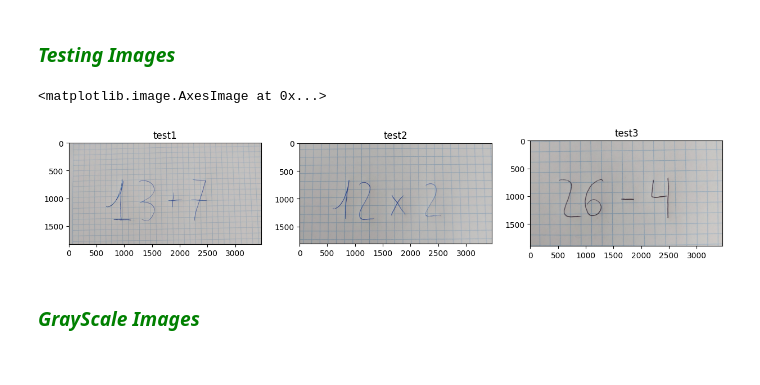
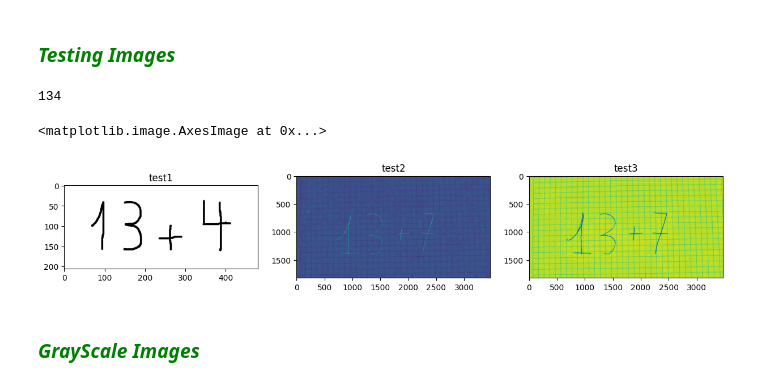
Before and after one commit to adriantd3/VisionMath, a Jupyter notebook: Code/Testing.ipynb, the cells around one changed output. Cells and saved outputs as stored; diff of their text form; code cells hidden in the pictures.

```diff
--- a/Code/Testing.ipynb
+++ b/Code/Testing.ipynb
@@ -8,6 +8,8 @@ import matplotlib.pyplot as plt
 import matplotlib
 import scipy.stats as stats
 from ipywidgets import interact, fixed, widgets
+import pytesseract as pts
+pts.pytesseract.tesseract_cmd = r'C:\Users\adrid\Desktop\Programas\VC\VCEnvironment\tesseract'
 matplotlib.rcParams['figure.figsize'] = (15.0, 10.0)
 images_path = '../images/'
 # %% [markdown]
@@ -15,26 +17,33 @@ images_path = '../images/'
 # %%
 image_1 = cv2.imread(images_path + "test1.jpg",-1)
 image_2 = cv2.imread(images_path + "test2.jpg",-1)
 image_3 = cv2.imread(images_path + "test3.jpg",-1)
 
+imagePrueba = cv2.imread(images_path + "prueba.png")
+
+print(pts.image_to_string(imagePrueba))
+
 image_1 = cv2.cvtColor(image_1,cv2.COLOR_BGR2RGB)
 image_2 = cv2.cvtColor(image_2,cv2.COLOR_BGR2RGB)
 image_3 = cv2.cvtColor(image_3,cv2.COLOR_BGR2RGB)
 
+hsv = cv2.cvtColor(image_1, cv2.COLOR_RGB2LAB)
+
 plt.subplot(1,3,1)
 plt.title("test1")
-plt.imshow(image_1)
+plt.imshow(imagePrueba)
 
 plt.subplot(132)
 plt.title("test2")
-plt.imshow(image_2)
+plt.imshow(hsv[:,:,1])
 
 plt.subplot(133)
 plt.title("test3")
-plt.imshow(image_3)
+plt.imshow(hsv[:,:,2])
 # %% [output]
-<matplotlib.image.AxesImage at 0x...>
+134
+<matplotlib.image.AxesImage at 0x...>
-[figure, old version]
+[figure, new version]
 # %% [markdown]
 ### **<span style="color:green"><b><i>GrayScale Images</i></b></span>**
 # %%
```
Also changed, not shown: parts of 13 cells of this notebook, 1 other file.
